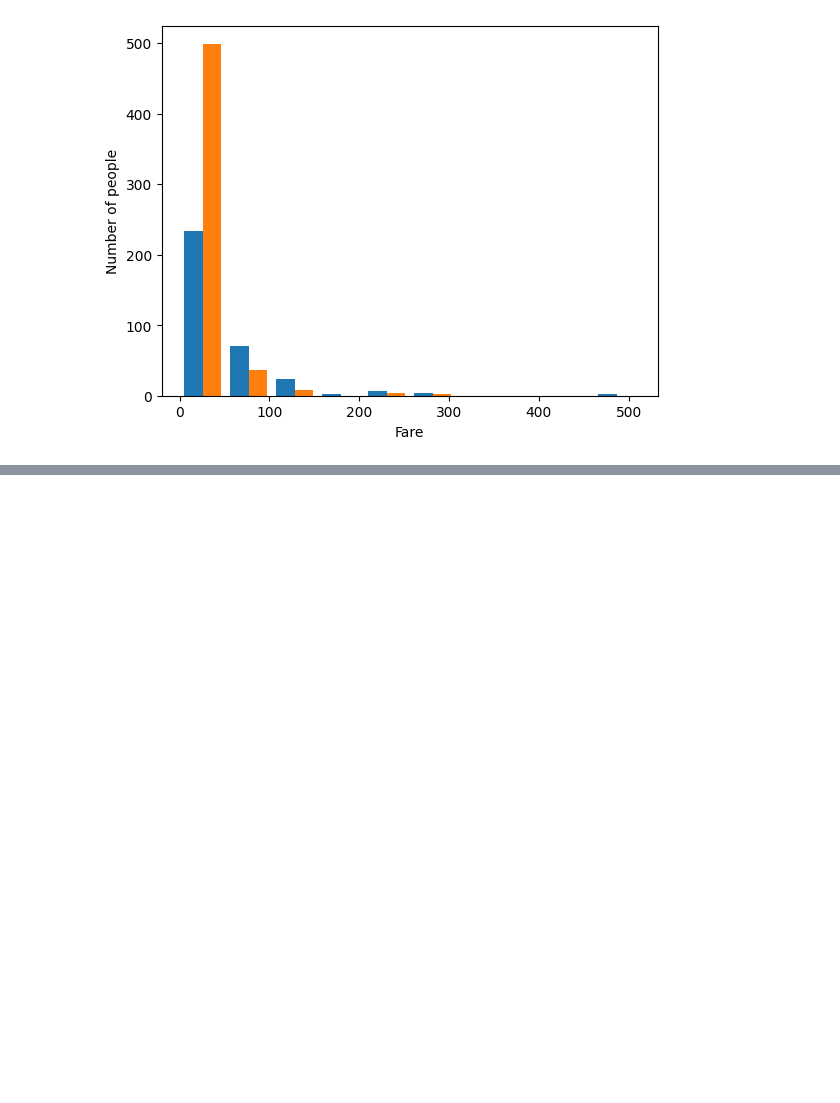
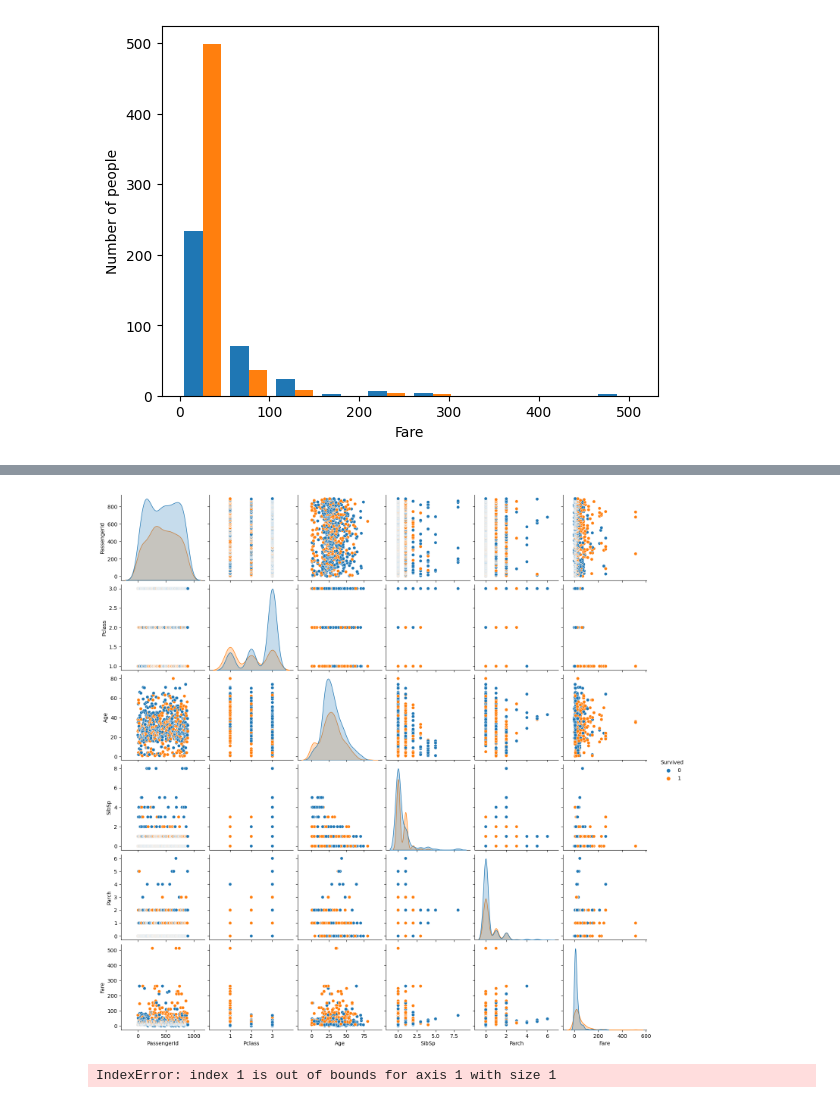
Before and after one commit to Oscilous/IML-A10, a Jupyter notebook: main.ipynb, the cells around one changed output, grey strips where cells are left out. Saved outputs shown, nothing was run; the diff lists cells and outputs as text; code cells hidden in the pictures; blank space fills up the shorter version.

```diff
--- a/main.ipynb
+++ b/main.ipynb
@@ -98,0 +127,15 @@ plt.show()
+# %%
+sns.pairplot(df, hue = "Survived")
+plt.show()
+# %% [output]
+[figure, added]
+# %%
+U, S = implement_PCA(X_norm)
+K = 1
+Z = project_data(X_norm, U, K)
+X_rec = recover_data(Z, U, K)
+X_rec_it = scaler.inverse_transform(X_rec)
+plt.scatter(x = X[:,0] , y = X[:,1])
+plt.scatter(x = X_rec_it[:,0] , y = X_rec_it[:,1], c = "red")
+# %% [output]
+IndexError: index 1 is out of bounds for axis 1 with size 1
```
Also changed, not shown: parts of 7 cells of this notebook, 1 other file.
